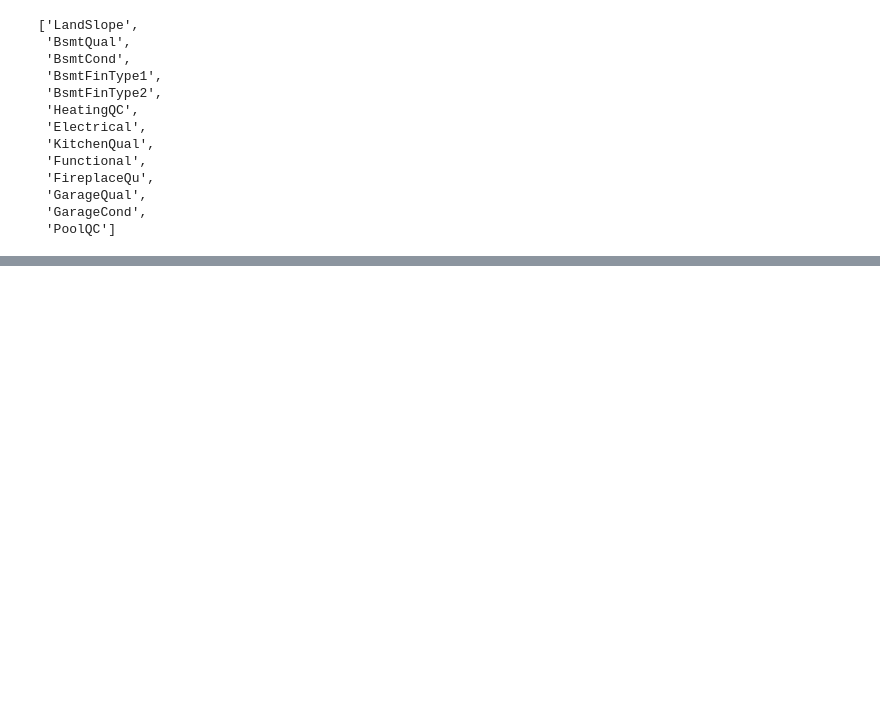
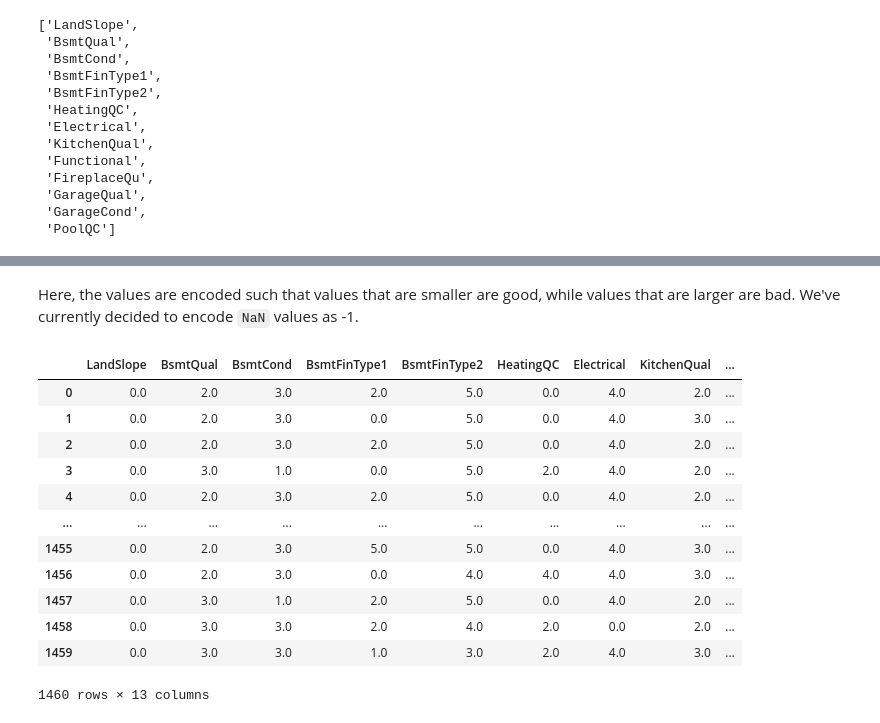
Before and after one commit to matthewgraca/4661-house-prices-regression, a Jupyter notebook: notebooks/Feature Engineering.ipynb, the cells around one changed output, grey strips where cells are left out. Cells and saved outputs as stored; diff of their text form; code cells hidden in the pictures; blank space fills up the shorter version.

```diff
--- a/notebooks/Feature Engineering.ipynb
+++ b/notebooks/Feature Engineering.ipynb
@@ -170,0 +230,7 @@ extracted_ord_features
+# %%
+from sklearn.preprocessing import OrdinalEncoder
+
+enc = OrdinalEncoder(encoded_missing_value=-1)
+enc.set_output(transform='pandas')
+encoded_ord_df = enc.fit_transform(ord_df)
+enc.categories_
@@ -170,0 +251,18 @@ extracted_ord_features
+# %% [markdown]
+Here, the values are encoded such that values that are smaller are good, while values that are larger are bad. We've currently decided to encode `NaN` values as -1.
+# %%
+encoded_ord_df
+# %% [output]
+|  | LandSlope | BsmtQual | BsmtCond | BsmtFinType1 | BsmtFinType2 | HeatingQC | Electrical | KitchenQual | ... |
+| 0 | 0.0 | 2.0 | 3.0 | 2.0 | 5.0 | 0.0 | 4.0 | 2.0 | ... |
+| 1 | 0.0 | 2.0 | 3.0 | 0.0 | 5.0 | 0.0 | 4.0 | 3.0 | ... |
+| 2 | 0.0 | 2.0 | 3.0 | 2.0 | 5.0 | 0.0 | 4.0 | 2.0 | ... |
+| 3 | 0.0 | 3.0 | 1.0 | 0.0 | 5.0 | 2.0 | 4.0 | 2.0 | ... |
+| 4 | 0.0 | 2.0 | 3.0 | 2.0 | 5.0 | 0.0 | 4.0 | 2.0 | ... |
+| ... | ... | ... | ... | ... | ... | ... | ... | ... | ... |
+| 1455 | 0.0 | 2.0 | 3.0 | 5.0 | 5.0 | 0.0 | 4.0 | 3.0 | ... |
+| 1456 | 0.0 | 2.0 | 3.0 | 0.0 | 4.0 | 4.0 | 4.0 | 3.0 | ... |
+| 1457 | 0.0 | 3.0 | 1.0 | 2.0 | 5.0 | 0.0 | 4.0 | 2.0 | ... |
+| 1458 | 0.0 | 3.0 | 3.0 | 2.0 | 4.0 | 2.0 | 0.0 | 2.0 | ... |
+| 1459 | 0.0 | 3.0 | 3.0 | 1.0 | 3.0 | 2.0 | 4.0 | 3.0 | ... |
+1460 rows × 13 columns
```
Also changed, not shown: parts of 24 cells of this notebook.
